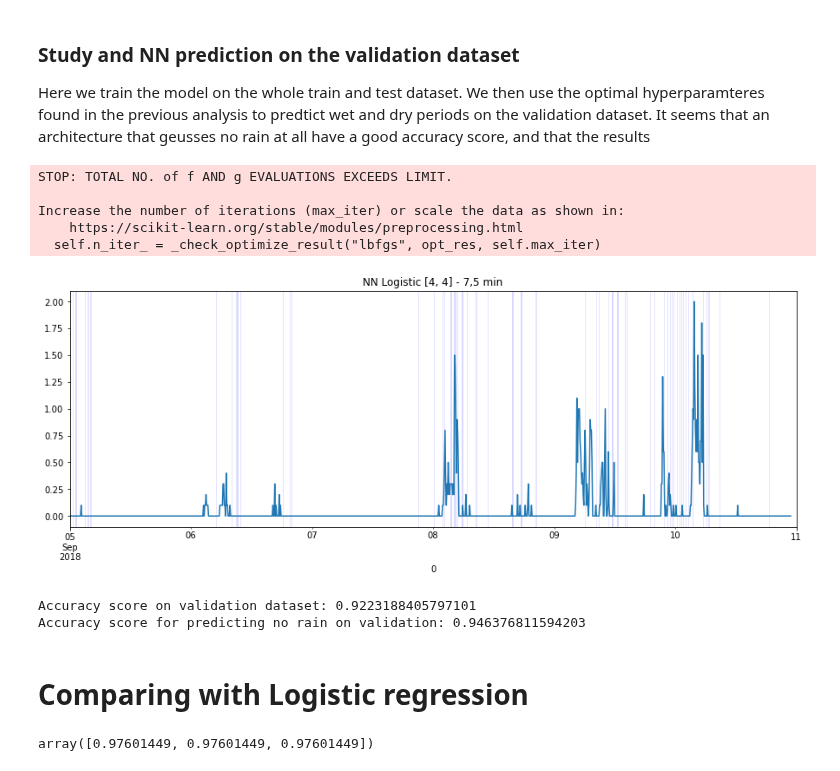
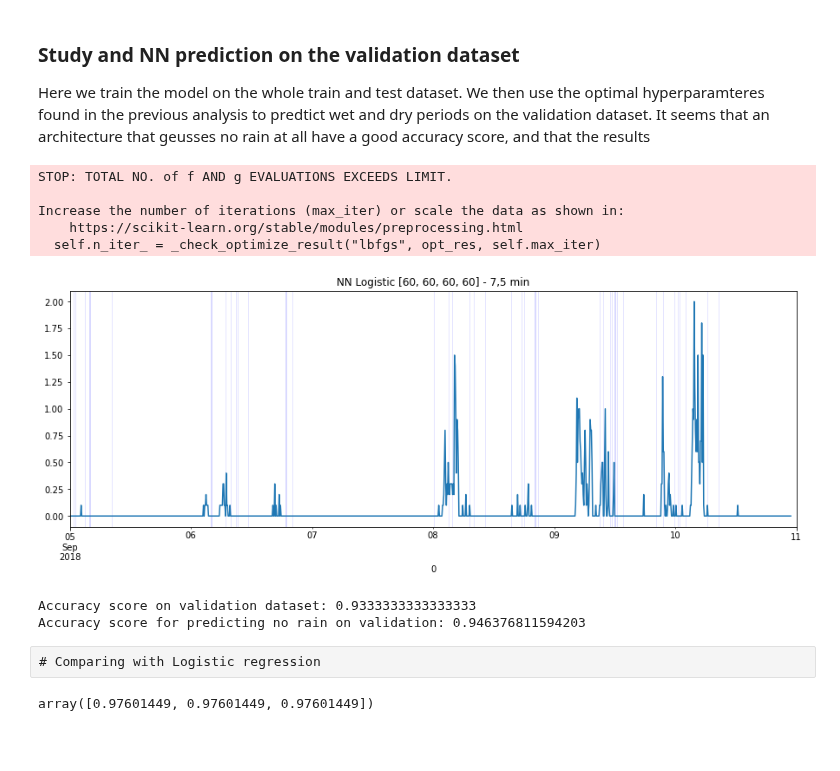
Before and after one commit to eoydvin/FYS-STK4155, a Jupyter notebook: Project_3/Classification_Radar.ipynb, the cells around one changed output. Drawn from its saved outputs; the diff is of its cells as text; code cells hidden in the pictures; blank space fills up the shorter version.

```diff
--- a/Project_3/Classification_Radar.ipynb
+++ b/Project_3/Classification_Radar.ipynb
@@ -278,10 +275,10 @@ onehot = OneHotEncoder(sparse=False)
 #n_epochs = 20000
 #hidden_layer_sizes = [50, 50] #[4, 5]
 
-learning_rate = 0.01 # initial
-regularization = 0.4
+learning_rate = 0.001 # initial
+regularization = 0
 n_epochs = 20000
-hidden_layer_sizes = [40, 40] #[4, 5]
+hidden_layer_sizes = [60, 60, 60, 60] #[4, 5]
 
 y_onehot = onehot.fit_transform(y)
 n_categories = y_onehot.shape[1]
@@ -306,35 +303,35 @@ dnn_ypred = np.argmax(dnn.predict(x_validation), axis = 1) #de one-hot
 precipitation = pd.DataFrame(np.hstack([t_validation.reshape(-1,1), y_rain_val])).set_index(0)
 fig, ax = plt.subplots(figsize = (15, 5))
 precipitation.plot(ax=ax)
-ax.set_title("NN Logistic [4, 4] - 7,5 min")
+ax.set_title("NN Logistic " + str(hidden_layer_sizes) + " - 7,5 min")
 
 wet_start = []
 wet_end = []
 # start and end of wet periodes
 for i in range(len(dnn_ypred)):
     # start of wet period
     if dnn_ypred[i - 1] == 0 and dnn_ypred[i] != 0:
         wet_start.append(i)
     # start of dry period
     if dnn_ypred[i] != 0 and dnn_ypred[i + 1] == 0:
         wet_end.append(i)
 
 # Plot shaded area for each wet event
 for wet_start_i, wet_end_i in zip(wet_start, wet_end):
     ax.axvspan(t_validation[wet_start_i], t_validation[wet_end_i], color='b', alpha=0.1)
 
 ax.set_xlim(pd.Timestamp('2018-09-05'), pd.Timestamp('2018-09-11'))
 
 leg = plt.legend()
 
 ax.get_legend().remove()
 # %% [output]
 STOP: TOTAL NO. of f AND g EVALUATIONS EXCEEDS LIMIT.
 
 Increase the number of iterations (max_iter) or scale the data as shown in:
     https://scikit-learn.org/stable/modules/preprocessing.html
   self.n_iter_ = _check_optimize_result("lbfgs", opt_res, self.max_iter)
-[figure, old version]
+[figure, new version]
 # %%
 # accuracy score on validation dataset
 print("Accuracy score on validation dataset: " + str(accuracy_score(y_validation.ravel(), dnn_ypred ) ))
@@ -343,10 +340,10 @@ print("Accuracy score on validation dataset: " + str(accuracy_score(y_validation
 print("Accuracy score for predicting no rain on validation: "+ str(
     accuracy_score(y_validation.ravel(), np.zeros(y_validation.shape[0]) ) ) )
 # %% [output]
-Accuracy score on validation dataset: 0.9223188405797101
+Accuracy score on validation dataset: 0.9333333333333333
 Accuracy score for predicting no rain on validation: 0.946376811594203
-# %% [markdown]
-# Comparing with Logistic regression
+# %% [raw]
+# Comparing with Logistic regression
 # %%
 from sklearn.linear_model import LogisticRegression
 onehot = OneHotEncoder(sparse=False)
```
Also changed, not shown: parts of 1 cell of this notebook, 5 other files.
